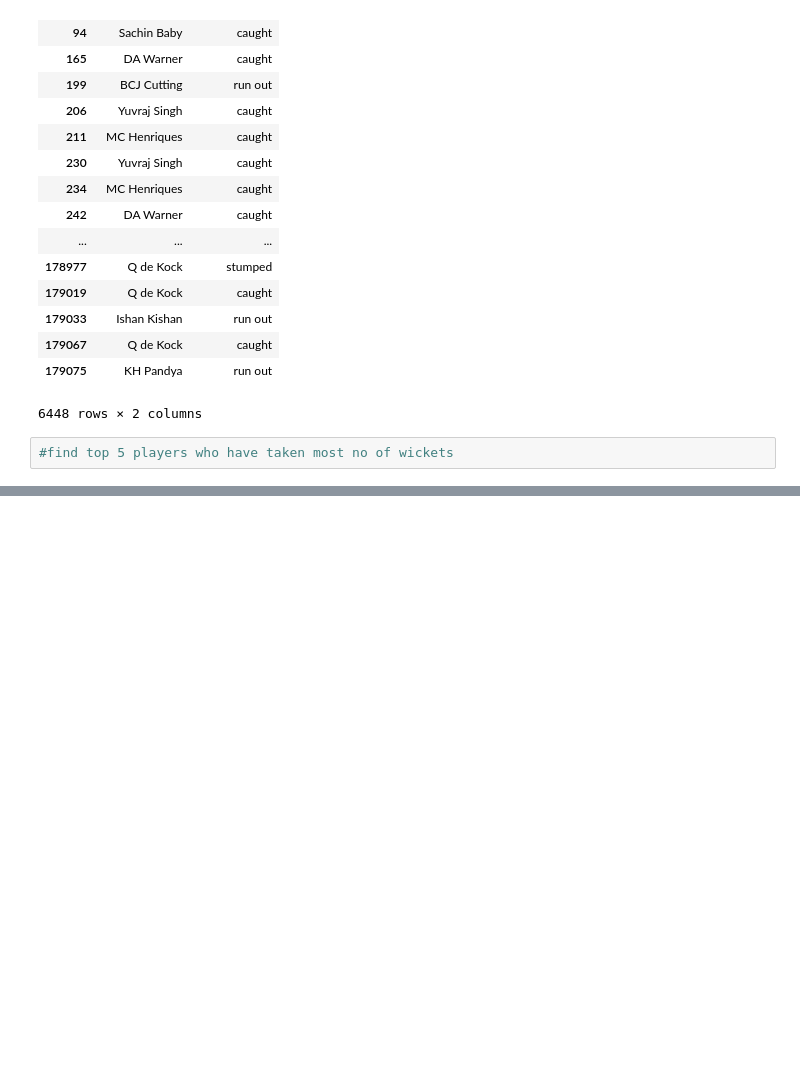
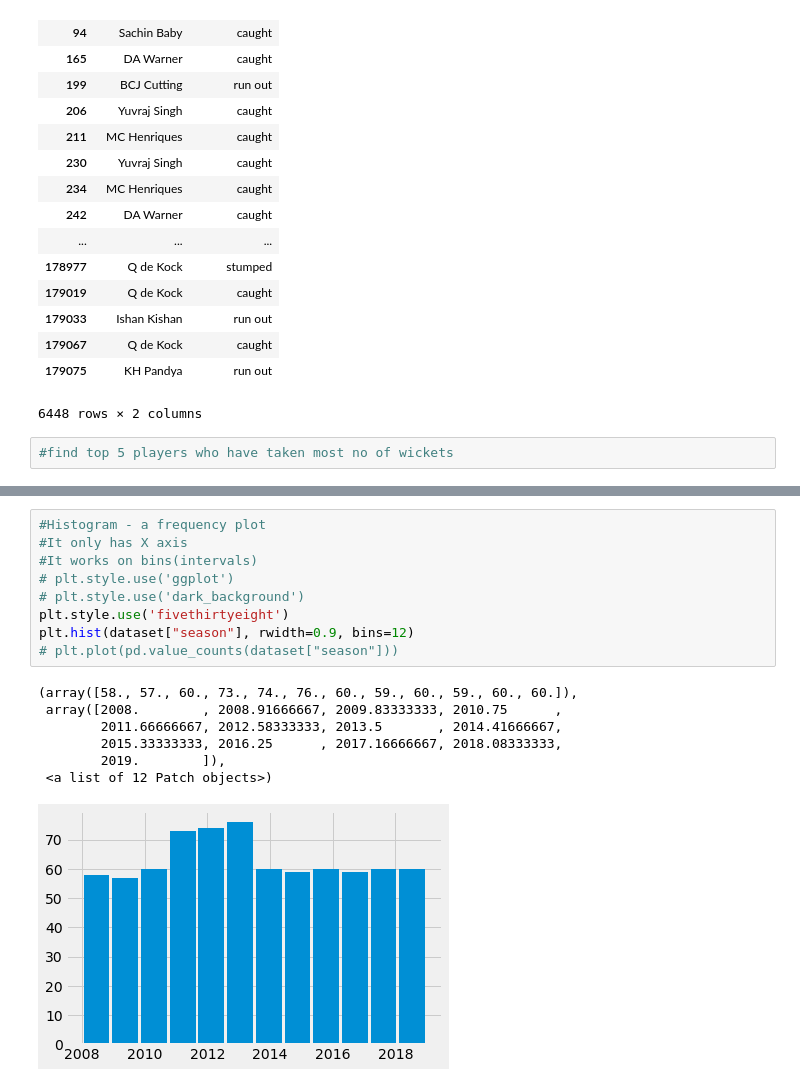
Before and after one commit to anmolrajarora/ML, a Jupyter notebook: IPL.ipynb, the cells around one changed output, grey strips where cells are left out. Cells and saved outputs as stored; diff of their text form; blank space fills up the shorter version.

```diff
--- a/IPL.ipynb
+++ b/IPL.ipynb
@@ -308,0 +387,17 @@ dataset2[["fielder", "dismissal_kind"]].dropna()
+# %%
+#Histogram - a frequency plot
+#It only has X axis
+#It works on bins(intervals)
+# plt.style.use('ggplot')
+# plt.style.use('dark_background')
+plt.style.use('fivethirtyeight')
+plt.hist(dataset["season"], rwidth=0.9, bins=12)
+# plt.plot(pd.value_counts(dataset["season"]))
+# %% [output]
+(array([58., 57., 60., 73., 74., 76., 60., 59., 60., 59., 60., 60.]),
+ array([2008.        , 2008.91666667, 2009.83333333, 2010.75      ,
+        2011.66666667, 2012.58333333, 2013.5       , 2014.41666667,
+        2015.33333333, 2016.25      , 2017.16666667, 2018.08333333,
+        2019.        ]),
+ <a list of 12 Patch objects>)
+[figure, added]
```
Also changed, not shown: parts of 14 cells of this notebook, 4 other files.
